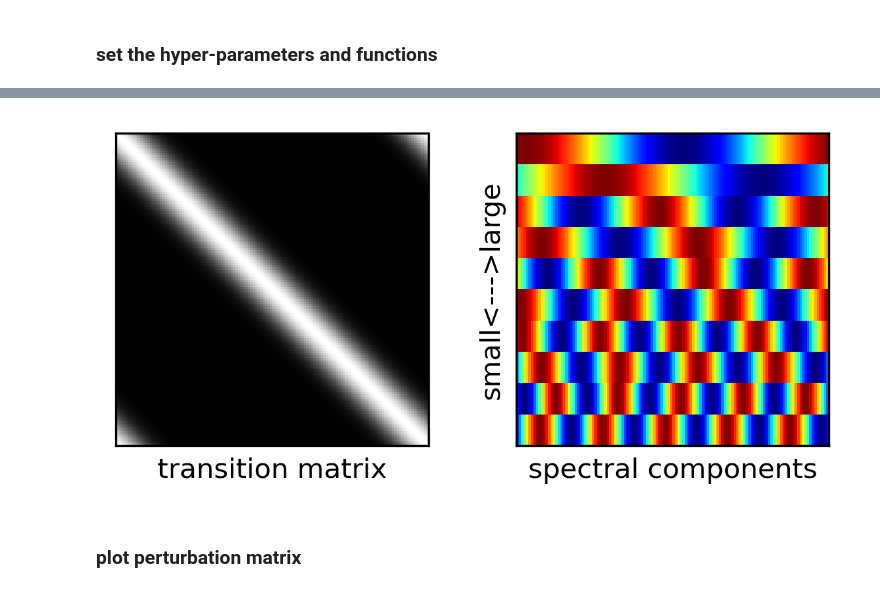
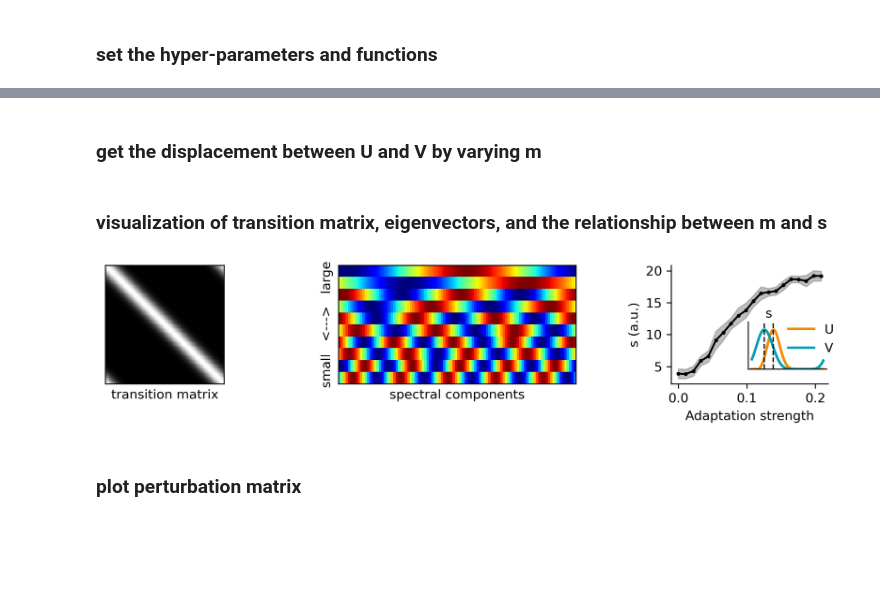
Before and after one commit to ZilongJi/AdaptiveAttractorForSequences, a Jupyter notebook: PaperFigureCode/spectural_analysis.ipynb, the cells around one changed output, grey strips where cells are left out. Drawn from its saved outputs; the diff is of its cells as text; code cells hidden in the pictures; blank space fills up the shorter version.

```diff
--- a/PaperFigureCode/spectural_analysis.ipynb
+++ b/PaperFigureCode/spectural_analysis.ipynb
@@ -66,0 +120,2 @@ evals, evecs_l, evecs_r = eig(weight_mat, left=True, right=True)
+# %% [markdown]
+### get the displacement between U and V by varying m
@@ -67,30 +199,86 @@ evals, evecs_l, evecs_r = eig(weight_mat, left=True, right=True)
+# %% [markdown]
+### visualization of transition matrix, eigenvectors, and the relationship between m and s
 # %%
-fig = plt.figure(figsize=(4, 2), dpi=300)
+fig = plt.figure(figsize=(8.3, 2), dpi=300)
 labelsize =10
 ticksize = 8
-#gridspec.GridSpec(2, 2)
-gs = gridspec.GridSpec(1, 2)
+gs = gridspec.GridSpec(1, 3, width_ratios=[1, 2, 1])
+
+#get the connection matrix from the CANN, i.e., the generator
+replay_cann = CANN1D(tau=1., tau_v=48., num=N, mbar=1.5)
+
+weight_mat = np.zeros((N, N))
+for i in range(N):
+    weight_vec = replay_cann.make_conn_i(i)
+    weight_mat[i,:] = weight_vec
+
+#eigendecomposition of the connection matrix
+evals, evecs_l, evecs_r = eig(weight_mat, left=True, right=True)
 
 #plot the connection matrix
 ax1 = fig.add_subplot(gs[0, 0])
 ax1.imshow(weight_mat, cmap='gray')
 ax1.set_yticks([]); ax1.set_xticks([])
 ax1.set_xlabel('transition matrix', fontsize=labelsize)
+#add color bar to ax1
+#cbar = plt.colorbar(ax1.imshow(weight_mat, cmap='gray'), ax=ax1, fraction=0.046, pad=0.04)
 
 #plot the first M left eigenvectors without smoothing
 #remove the first one
 ax2 = fig.add_subplot(gs[0, 1])
 #imshow with the image as a squared one
-ax2.imshow(evecs_l[:,1:M+1].T, cmap='jet', interpolation='none', aspect=N/M)
+ax2.imshow(evecs_l[:,1:M+1].T, cmap='jet', interpolation='none', aspect=N/M/2)
 ax2.set_yticks([]); ax2.set_xticks([])
 #set ylabel as large <---> small
-ax2.set_ylabel('small<--->large', fontsize=labelsize)
+ax2.set_ylabel('small   <--->   large', fontsize=labelsize)
 ax2.set_xlabel('spectral components', fontsize=labelsize)
 
+#plot the relation between m and s
+#load the adaptation strength, mean displacement and std displacement
+data = np.load('../Data/Fig8_m_d.npz')
+adaptation_stre = data['adaptation_stre']
+mean_dp = data['mean_dp']
+std_dp = data['std_dp']
+ax3 = fig.add_subplot(gs[0, 2])
+
+ax3.plot(adaptation_stre, mean_dp, 'o-', markersize=2, color='k', markerfacecolor='k')
+ax3.fill_between(adaptation_stre, mean_dp-std_dp, mean_dp+std_dp, color='gray', alpha=0.5)
+ax3.set_xlabel('Adaptation strength')
+ax3.set_ylabel('s (a.u.)')
+ax3.spines['top'].set_visible(False)
+ax3.spines['right'].set_visible(False)
+
+inset_ax3 = inset_axes(ax3, width='50%', height='40%', loc="lower left",
+                      bbox_to_anchor=(0.45, 0.07, 1, 1), bbox_transform=ax3.transAxes)
+
+UV_data = np.load("../Data/Fig8_U_V.npz")
+U_t = UV_data['U_t']
+V_t = UV_data['V_t']
+
+U_t = U_t/np.max(U_t)
+V_t = V_t/np.max(V_t)
+
+inset_ax3.plot(U_t, '-', color='#F18D00', label='U', linewidth=2)
+inset_ax3.plot(V_t, 'r-', color='#009FB9', label='V', linewidth=2)
+inset_ax3.legend(frameon=False, bbox_to_anchor=(0.8, 1.2), loc='upper center', ncol=1)
+inset_ax3.spines['top'].set_visible(False)
+inset_ax3.spines['right'].set_visible(False)
+inset_ax3.set_xticks([])
+inset_ax3.set_yticks([])
+
+U_peak = np.argmax(U_t)
+V_peak = np.argmax(V_t)
+inset_ax3.axvline(U_peak, color='k', linestyle='--', linewidth=1)
+inset_ax3.axvline(V_peak, color='k', linestyle='--', linewidth=1)
+
+inset_ax3.text((U_peak+V_peak)/2, 1.3, 's', ha='center', fontsize=labelsize)
+inset_ax3.set_ylim([0, 1.2])
 
 plt.tight_layout()
+
+plt.savefig('./Fig7_transitionmat.pdf', dpi=300)
 # %% [output]
-[figure, old version]
+[figure, new version]
 # %% [markdown]
 ### plot perturbation matrix
 # %%
```
Also changed, not shown: parts of 17 cells of this notebook.
